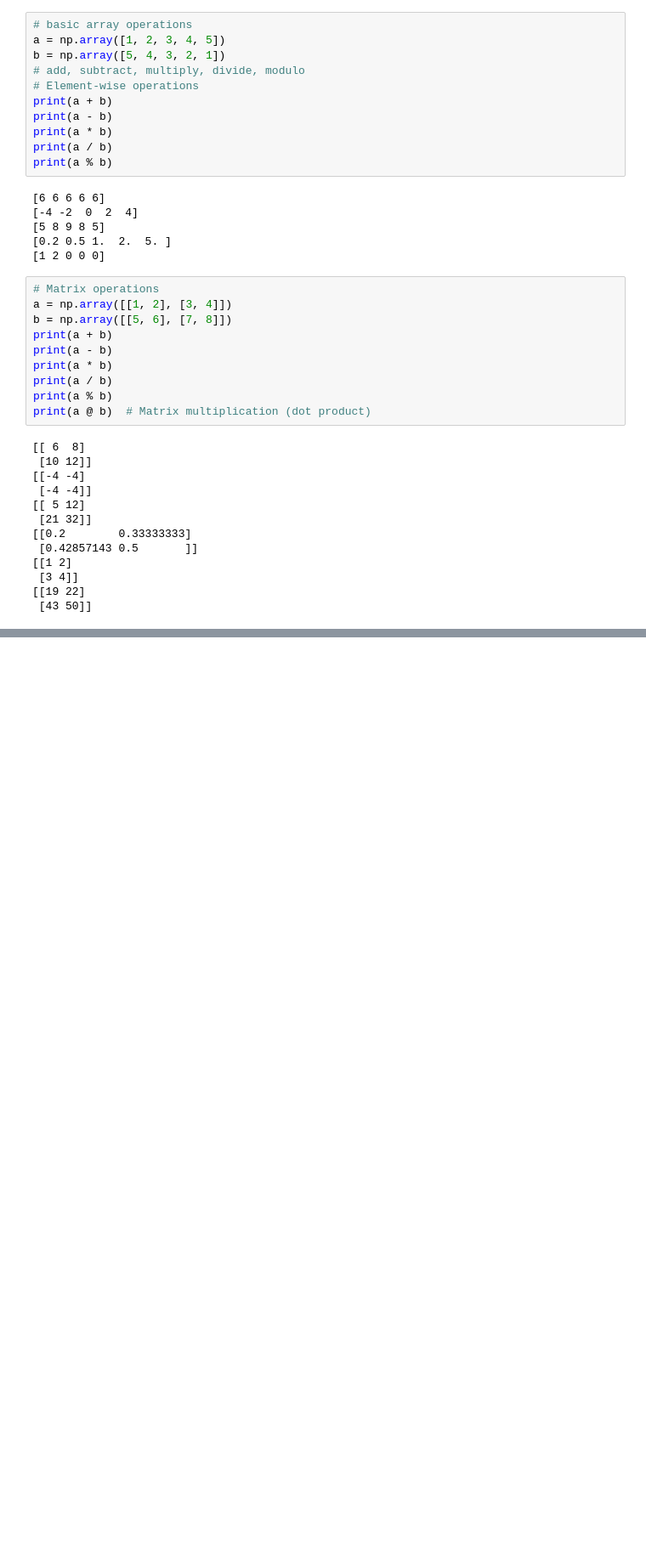
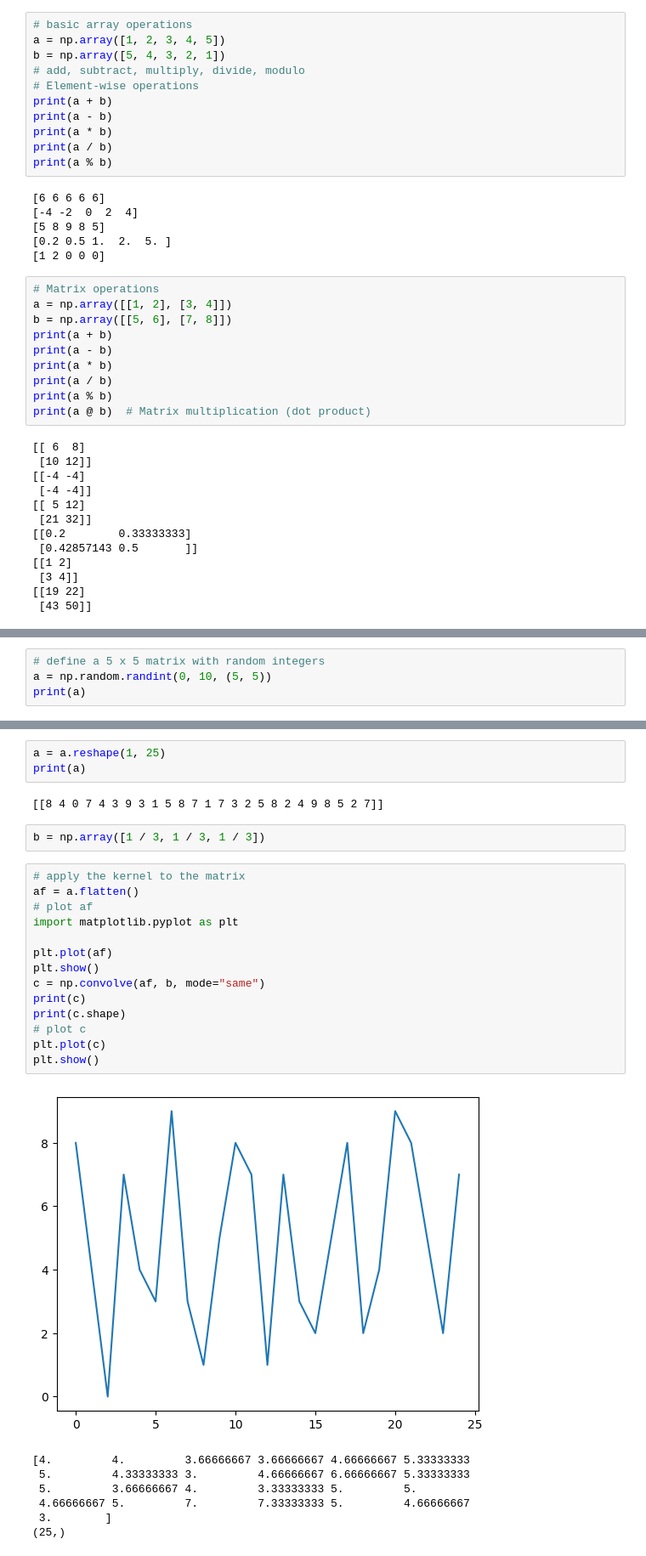
Before and after one commit to harsha-bharadwaj100/Data-Science-Course, a Jupyter notebook: basic-numpy.ipynb, the cells around one changed output, grey strips where cells are left out. Shown: that part at 85% size. Cells and saved outputs as stored; diff of their text form; blank space fills up the shorter version.

```diff
--- a/basic-numpy.ipynb
+++ b/basic-numpy.ipynb
@@ -76,0 +245,4 @@ print(a[1:4])
+# %%
+# define a 5 x 5 matrix with random integers
+a = np.random.randint(0, 10, (5, 5))
+print(a)
@@ -76,0 +279,29 @@ print(a[1:4])
+# %%
+a = a.reshape(1, 25)
+print(a)
+# %% [output]
+[[8 4 0 7 4 3 9 3 1 5 8 7 1 7 3 2 5 8 2 4 9 8 5 2 7]]
+# %%
+b = np.array([1 / 3, 1 / 3, 1 / 3])
+# %%
+# apply the kernel to the matrix
+af = a.flatten()
+# plot af
+import matplotlib.pyplot as plt
+
+plt.plot(af)
+plt.show()
+c = np.convolve(af, b, mode="same")
+print(c)
+print(c.shape)
+# plot c
+plt.plot(c)
+plt.show()
+# %% [output]
+[figure, added]
+[4.         4.         3.66666667 3.66666667 4.66666667 5.33333333
+ 5.         4.33333333 3.         4.66666667 6.66666667 5.33333333
+ 5.         3.66666667 4.         3.33333333 5.         5.
+ 4.66666667 5.         7.         7.33333333 5.         4.66666667
+ 3.        ]
+(25,)
```
Also changed, not shown: parts of 29 cells of this notebook.
